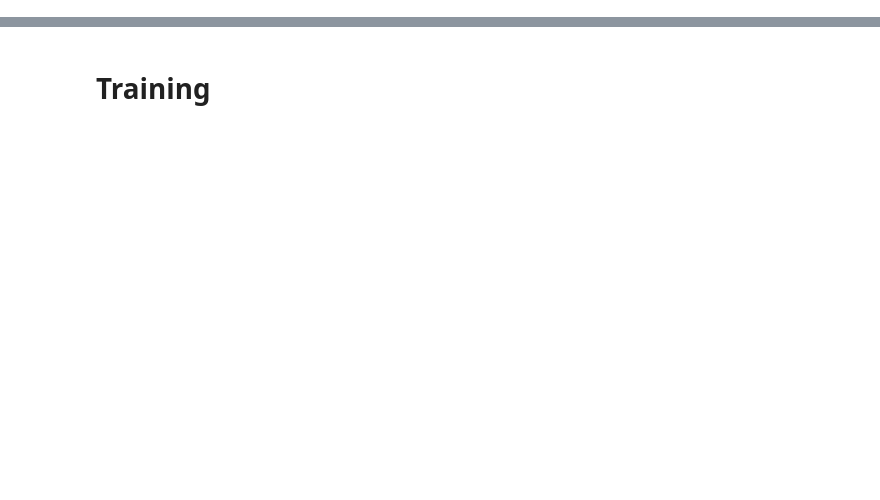
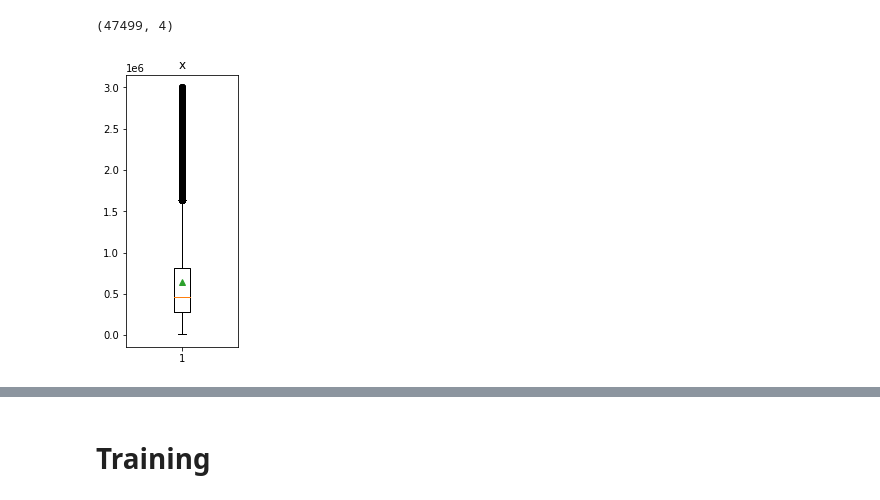
Before and after one commit to lilychen0505/BDSE19_PROJECT, a Jupyter notebook: data_analysis/Data_analysis.ipynb, the cells around one changed output, grey strips where cells are left out. Saved outputs shown, nothing was run; the diff lists cells and outputs as text; code cells hidden in the pictures; blank space fills up the shorter version.

Commit message:
Update: data_analysis

```diff
--- a/data_analysis/Data_analysis.ipynb
+++ b/data_analysis/Data_analysis.ipynb
@@ -81,3 +97,5 @@ print(car_brand_dict)
 # %%
-data['car_brand'] = data['car_brand'].map(car_brand_dict)
+df1['car_brand'] = df1['car_brand'].map(car_brand_dict)
+# %%
+df1['car_year'] = (2021 - df1['car_year'])
 # %%
@@ -98,0 +131,2 @@ data
+# %%
+df1.drop(df1.loc[df1['car_price'] > 3000000].index , axis=0, inplace=True)
@@ -98,0 +135,2 @@ data
+# %%
+df1.drop(df1.loc[df1['car_mileage'] > 300000].index , axis=0, inplace=True)
@@ -98,0 +141,4 @@ data
+# %%
+df1.shape
+# %% [output]
+(47499, 4)
@@ -98,0 +150,7 @@ data
+# %%
+plt.figure(figsize=(2,5))
+plt.boxplot(df1['car_price'],showmeans=True)
+plt.title('x')
+plt.show()
+# %% [output]
+[figure, added]
```
Also changed, not shown: parts of 63 cells of this notebook.
